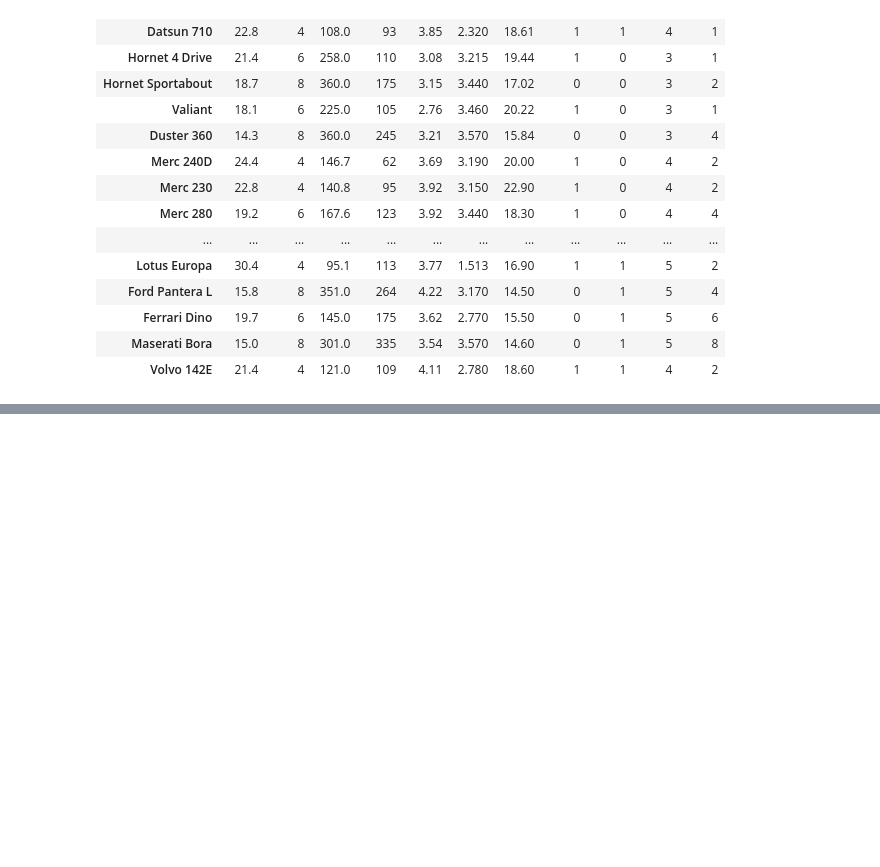
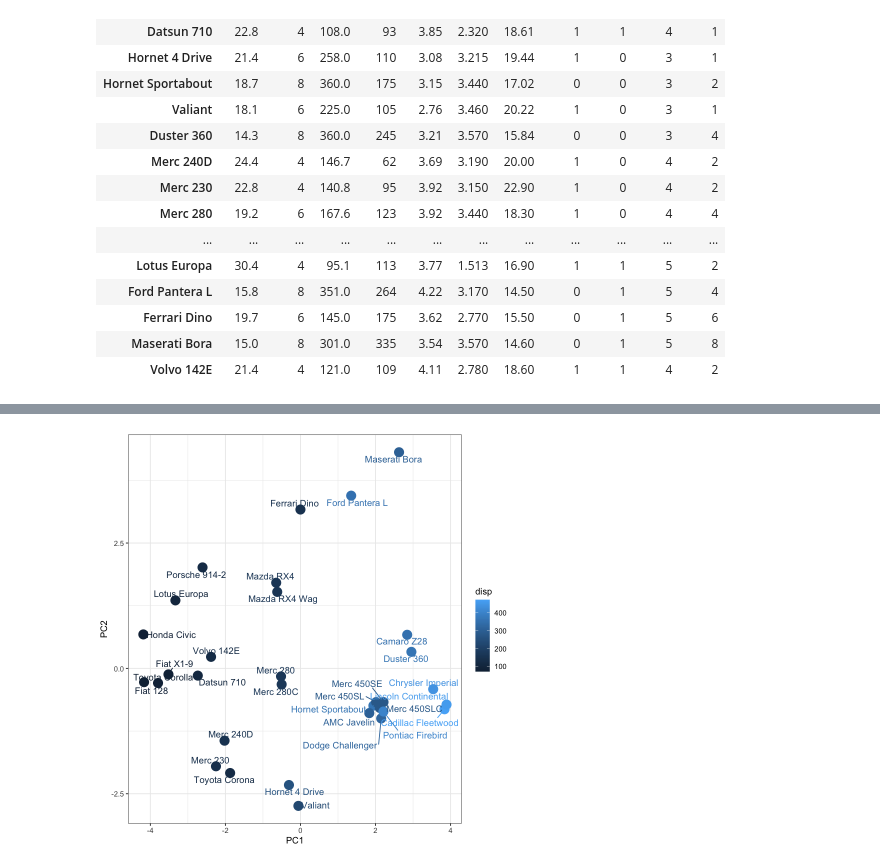
Before and after one commit to fmicompbio/PCA_intro2020, a Jupyter notebook: pca-intro.ipynb, the cells around one changed output, grey strips where cells are left out. Drawn from its saved outputs; the diff is of its cells as text; code cells hidden in the pictures; blank space fills up the shorter version.

```diff
--- a/pca-intro.ipynb
+++ b/pca-intro.ipynb
@@ -31,0 +181,10 @@ plot(mtcars$mpg, mtcars$disp)
+# %%
+pca <- prcomp(mtcars, scale. = TRUE)
+# %%
+ggplot(cbind(data.frame(pca$x) %>% tibble::rownames_to_column("model"), mtcars),
+       aes(x = PC1, y = PC2, color = disp, label = model)) +
+geom_point(size = 5) +
+theme_bw() +
+geom_text_repel()
+# %% [output]
+[figure, added]
```
Also changed, not shown: parts of 43 cells of this notebook.
